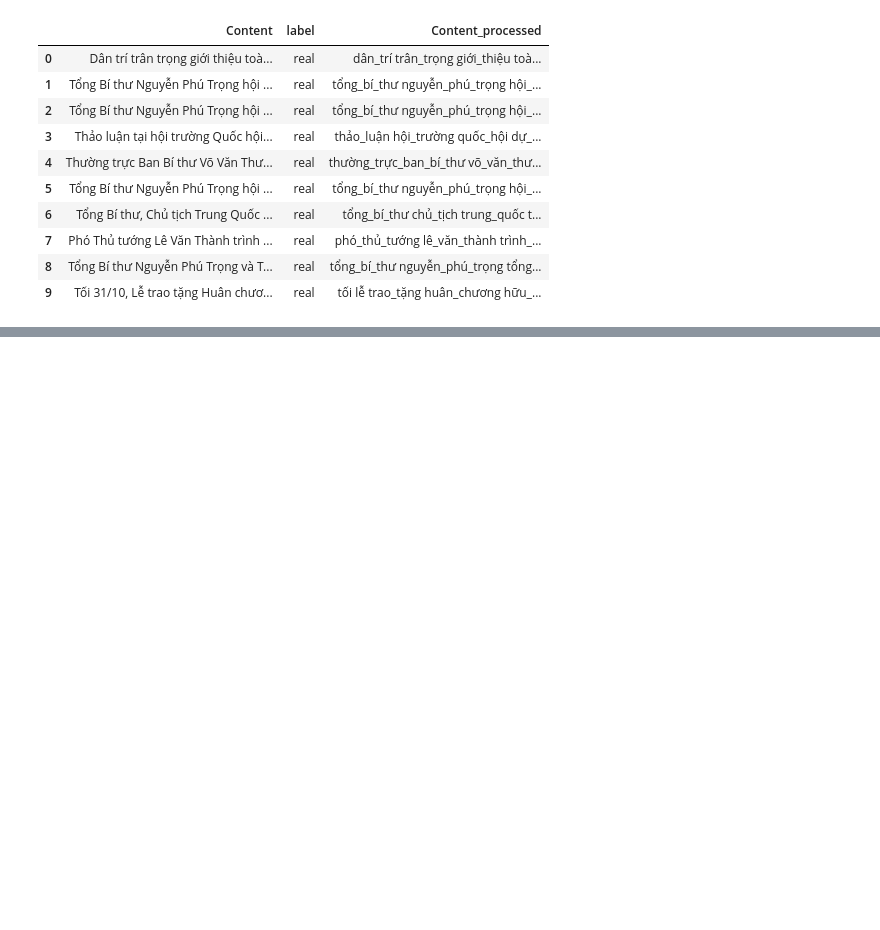
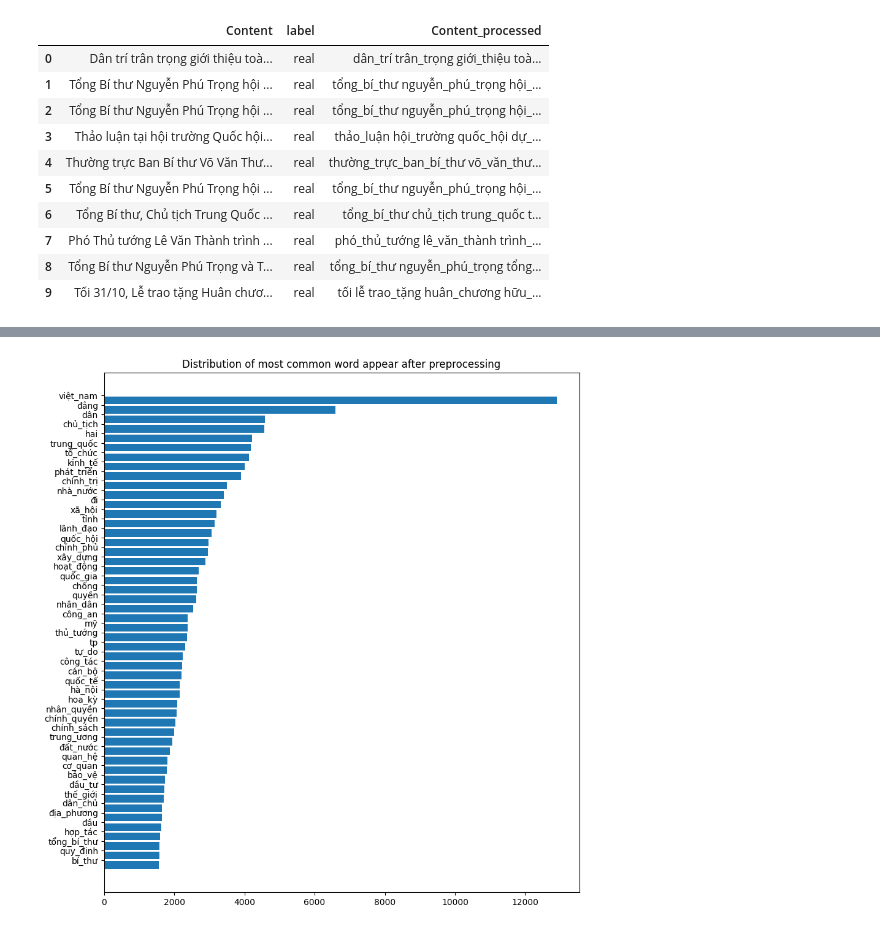
Before and after one commit to duychan/PBL6, a Jupyter notebook: visualize/visualization.ipynb, the cells around one changed output, grey strips where cells are left out. Drawn from its saved outputs; the diff is of its cells as text; code cells hidden in the pictures; blank space fills up the shorter version.

```diff
--- a/visualize/visualization.ipynb
+++ b/visualize/visualization.ipynb
@@ -205,0 +189,4 @@ data.to_csv("./dataset/news_politics_final.csv", encoding='utf-8-sig')
+# %%
+wordBarGraphFunction(data, "Content_processed", "Distribution of most common word appear after preprocessing")
+# %% [output]
+[figure, added]
```
Also changed, not shown: parts of 14 cells of this notebook, 3 other files.
